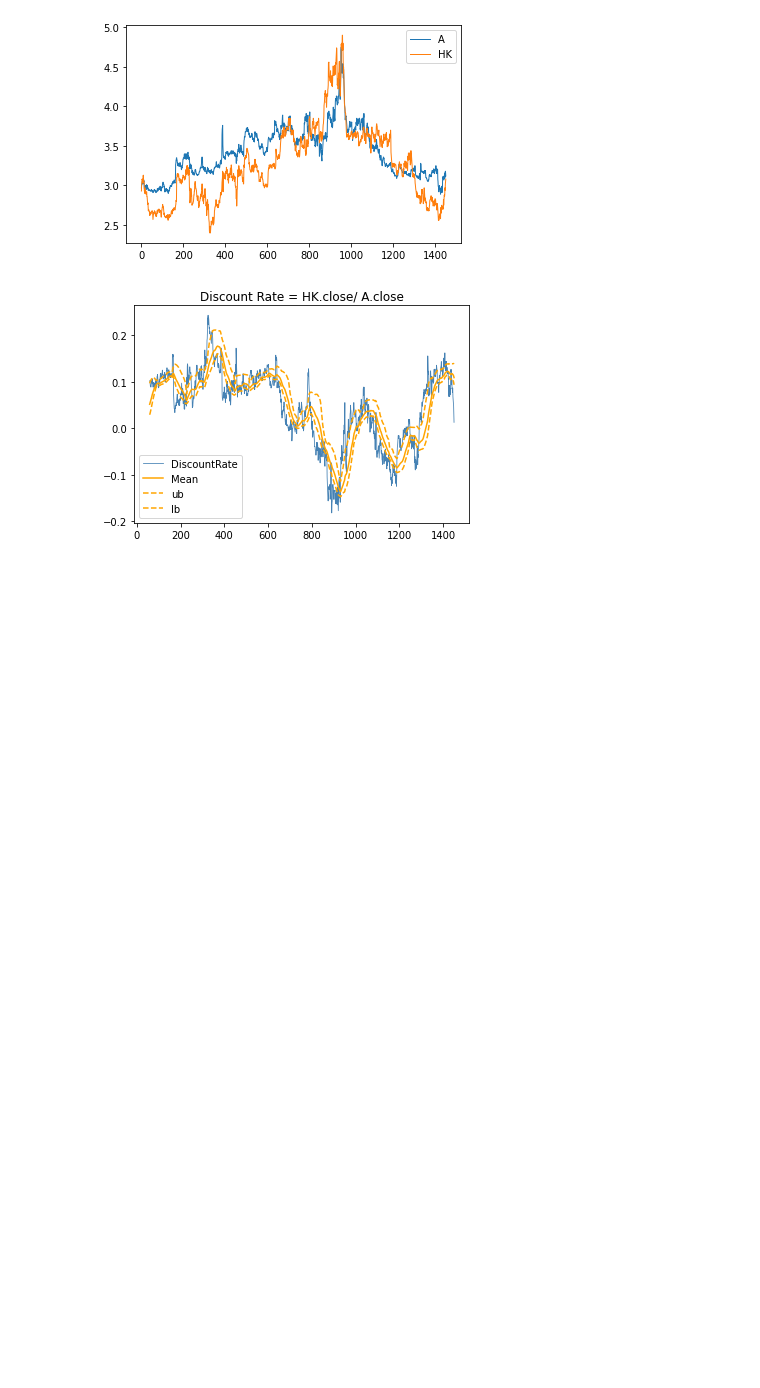
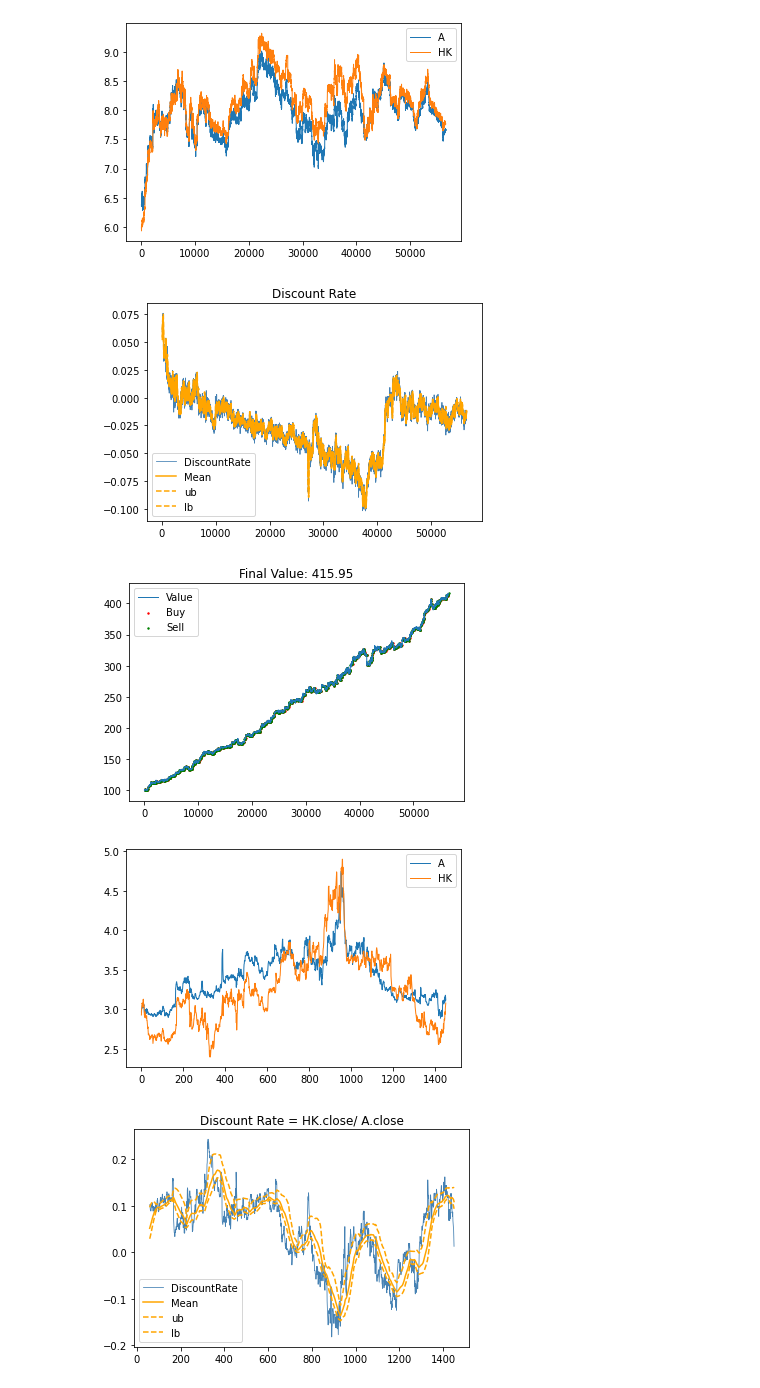
Before and after one commit to daniel620/Quant, a Jupyter notebook: Tasks/Task2 Minutes trading based on rules/main.ipynb, the cells around one changed output. Drawn from its saved outputs; the diff is of its cells as text; code cells hidden in the pictures; blank space fills up the shorter version.

```diff
--- a/Tasks/Task2 Minutes trading based on rules/main.ipynb
+++ b/Tasks/Task2 Minutes trading based on rules/main.ipynb
@@ -60,0 +14,28 @@ class stock:
+# %%
+# 1.2 Segment time str
+df_AH= pd.merge(df_input[['600036.SH', '招商银行','工商银行','农业银行']].drop([0,1]).dropna(), \
+    df_input[['3968.HK','招商银行.1','工商银行.1','农业银行.1']].drop([0,1]).dropna(), \
+        how='inner',left_on='600036.SH', right_on='3968.HK').drop('3968.HK',axis=1).rename(columns= {'600036.SH':'date'})
+df_date = df_AH['date'].str.split(' ',expand=True).rename(columns={0:'date', 1:'time'})
+df_AH['date'] = df_date['date'].str.replace('-','')
+df_AH['time'] = df_date['time']
+df_AH[['招商银行','工商银行','农业银行','招商银行.1','工商银行.1','农业银行.1']] = df_AH[['招商银行','工商银行','农业银行','招商银行.1','工商银行.1','农业银行.1']].astype(float)
+
+# 1.3 Exchage rate collected
+pro = ts.pro_api('00d803b166f55fc30c178d74c158985136010d6bd19271b182059eef')
+start_date = '2021-01-04'
+end_date = '2022-02-25'
+df_CNY = pro.fx_daily(ts_code='USDCNH.FXCM', start_date=start_date, end_date=end_date).iloc[::-1].reset_index(drop=True)
+df_HKD = pro.fx_daily(ts_code='USDHKD.FXCM', start_date=start_date, end_date=end_date).iloc[::-1].reset_index(drop=True)
+ER_feature_list = ['trade_date', 'ask_close']
+# Exchage Rate
+df_ER = df_CNY[ER_feature_list].rename(columns={'ask_close':'CNY2USD'}).merge(df_HKD[ER_feature_list].rename(columns={'ask_close':'HKD2USD'}))
+df_AH = pd.merge(df_AH, df_ER, left_on='date', right_on='trade_date', how='left').dropna().drop('trade_date',axis=1)
+
+# 1.4 Uniform measuring unit to USD
+df_AH['招商银行'] = df_AH['招商银行'] / df_AH['CNY2USD']
+df_AH['招商银行.1'] = df_AH['招商银行.1'] / df_AH['HKD2USD']
+df_AH['工商银行'] = df_AH['工商银行'] / df_AH['CNY2USD']
+df_AH['工商银行.1'] = df_AH['工商银行.1'] / df_AH['HKD2USD']
+df_AH['农业银行'] = df_AH['农业银行'] / df_AH['CNY2USD']
+df_AH['农业银行.1'] = df_AH['农业银行.1'] / df_AH['HKD2USD']
@@ -60,0 +127,3 @@ class stock:
+# %%
+stock1 = stock('招商银行',df_AH=df_AH[['招商银行','招商银行.1']])
+# df_AH[['招商银行','招商银行.1']].rename(columns={'招商银行':'A', 1:'H'})
@@ -61,3 +162,11 @@ class stock:
+# %%
+stock1.draw_price()
+stock1.draw_DR()
+stock1.trading_rule()
+# %% [output]
+[figure, added]
+[figure, added]
+[figure, added]
 # %%
 import pandas as pd
 import tushare as ts
```
Also changed, not shown: parts of 9 cells of this notebook, 9 other files.
